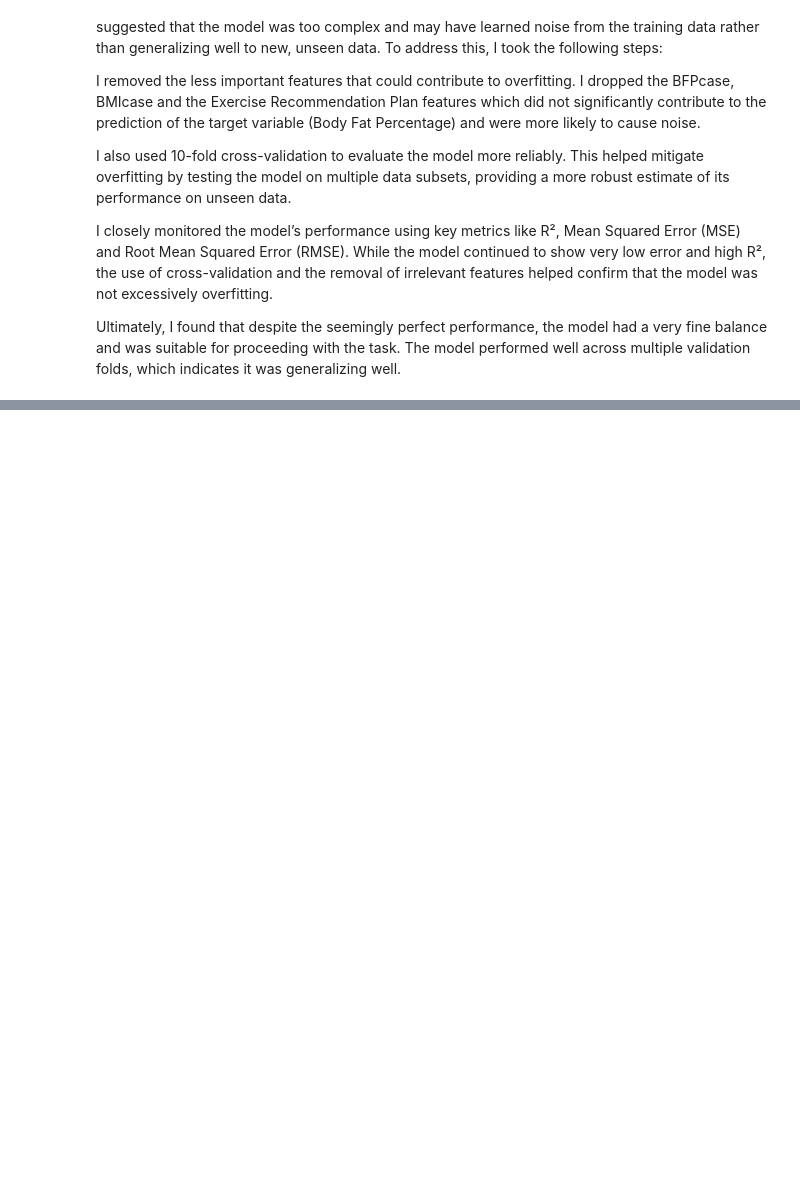
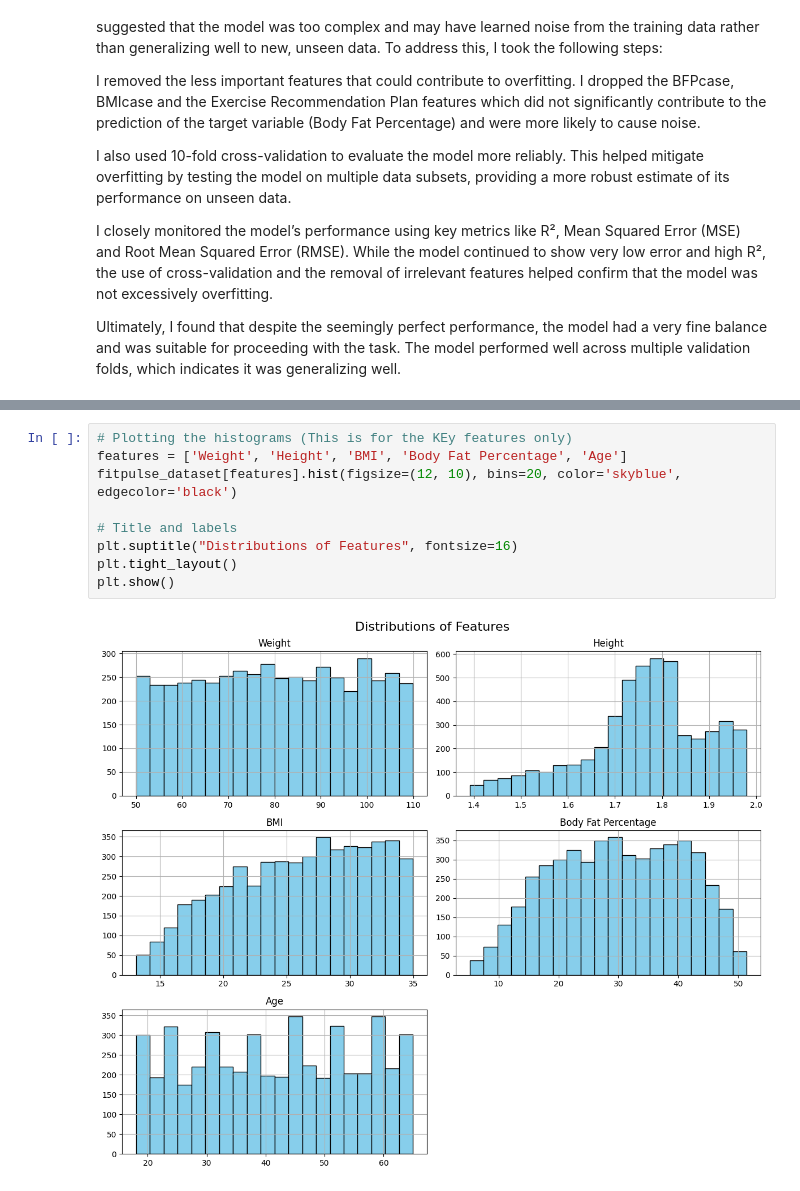
Before and after one commit to g-tumwesigye/fitpulse_app, a Jupyter notebook: fitpulse_app.ipynb, the cells around one changed output, grey strips where cells are left out. Drawn from its saved outputs; the diff is of its cells as text; blank space fills up the shorter version.

```diff
--- a/fitpulse_app.ipynb
+++ b/fitpulse_app.ipynb
@@ -396,0 +413,11 @@ Ultimately, I found that despite the seemingly perfect performance, the model ha
+# %%
+# Plotting the histograms (This is for the KEy features only)
+features = ['Weight', 'Height', 'BMI', 'Body Fat Percentage', 'Age']
+fitpulse_dataset[features].hist(figsize=(12, 10), bins=20, color='skyblue', edgecolor='black')
+
+# Title and labels
+plt.suptitle("Distributions of Features", fontsize=16)
+plt.tight_layout()
+plt.show()
+# %% [output]
+[figure, added]
```
Also changed, not shown: parts of 5 cells of this notebook.
